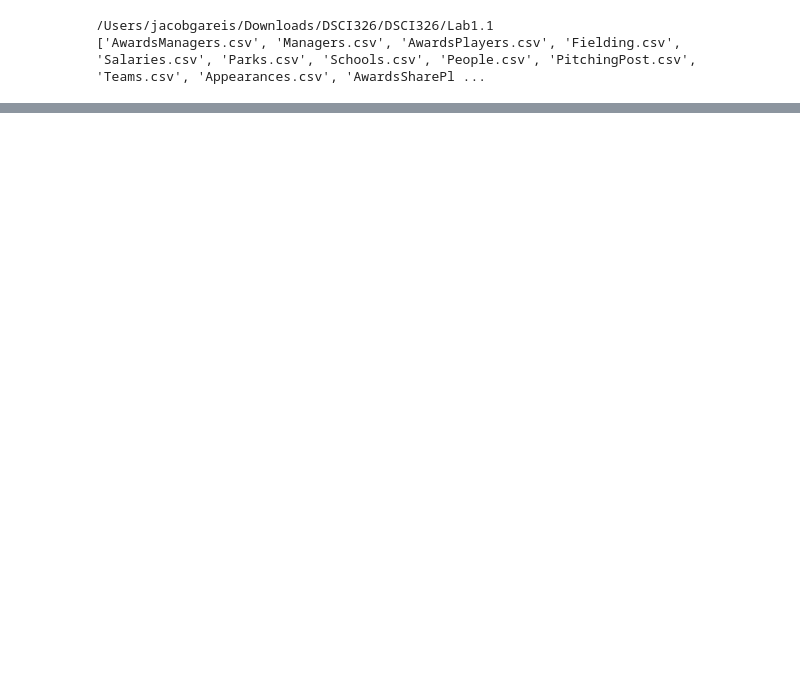
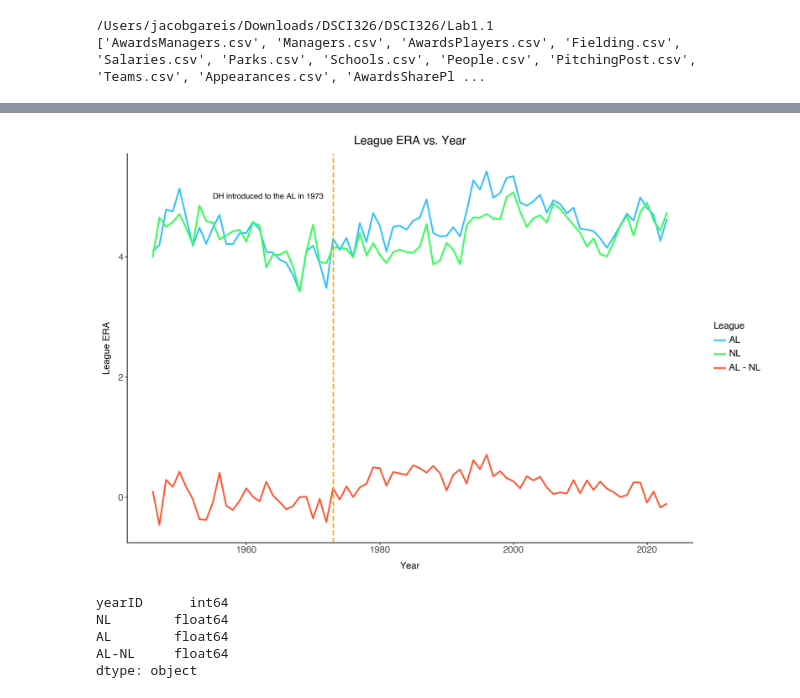
Before and after one commit to JacBGar/DSCI326, a Jupyter notebook: Lab1.1/comparing_league_wide_ERA.ipynb, the cells around one changed output, grey strips where cells are left out. Saved outputs shown, nothing was run; the diff lists cells and outputs as text; code cells hidden in the pictures; blank space fills up the shorter version.

```diff
--- a/Lab1.1/comparing_league_wide_ERA.ipynb
+++ b/Lab1.1/comparing_league_wide_ERA.ipynb
@@ -95,0 +84,43 @@ shape: (156, 9)
+# %%
+import polars as pl
+import pandas as pd
+from plotnine import *
+
+era_df = pl.read_csv('./data/lahman_1871-2023_csv/League_Wide_ERA.csv')
+
+era_pivot = era_df.pivot(index='yearID', columns='lgID', values='ERA')
+
+era_pivot = era_pivot.with_columns((pl.col('AL') - pl.col('NL')).alias('AL-NL'))
+
+era_pivot_pd = era_pivot.to_pandas()
+
+era_plot = (ggplot(era_pivot_pd, aes(x='yearID')) +
+    geom_line(aes(y='AL', color='"AL"'), size=1.2) +
+    geom_line(aes(y='NL', color='"NL"'), size=1.2) +
+    geom_line(aes(y='AL-NL', color='"AL-NL"'), size=1.2) +
+    scale_color_manual(values={
+        'AL': '#33c1ff',
+        'NL': '#33ff57',
+        'AL-NL': '#ff5733'
+    }, labels=["AL", "NL", "AL - NL"]) +
+    labs(title='League ERA vs. Year', x='Year', y='League ERA', color='League') +
+    geom_vline(xintercept=1973, linetype='dashed', color='orange', size=1) +
+    annotate('text', x=1955, y=5, label='DH introduced to the AL in 1973', ha='left', color='black', size=10) +
+    theme_classic() +
+    theme(legend_position='right',
+          plot_title=element_text(ha='center', size=15),
+          text=element_text(size=12)) +
+    theme(figure_size=(12, 8))
+)
+
+print(era_plot)
+# %% [output]
+[figure, added]
+# %%
+print(era_pivot_pd.dtypes)
+# %% [output]
+yearID      int64
+NL        float64
+AL        float64
+AL-NL     float64
+dtype: object
```
Also changed, not shown: parts of 7 cells of this notebook, 3 other files.
